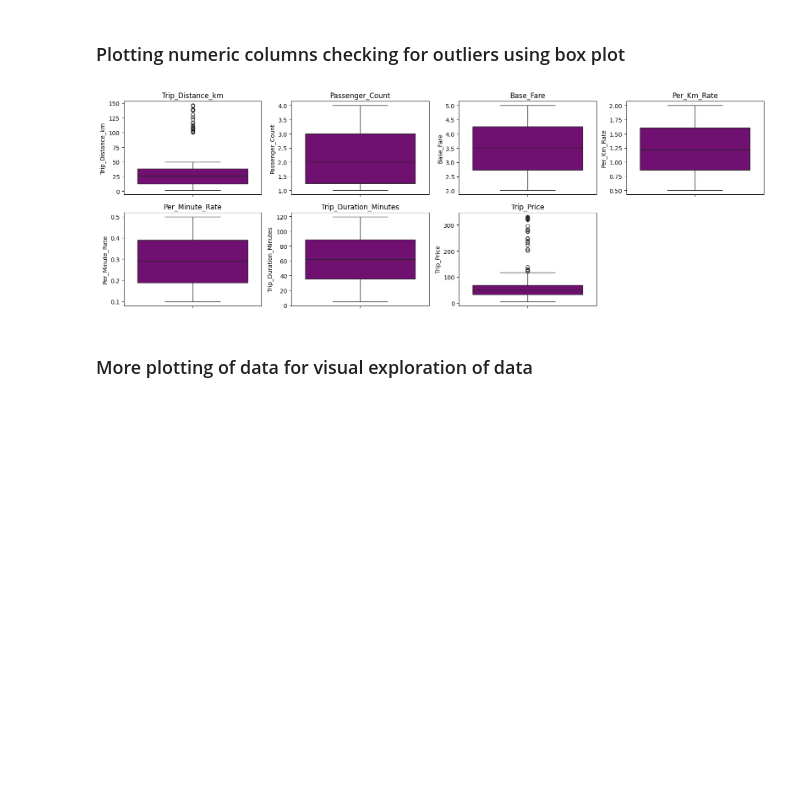
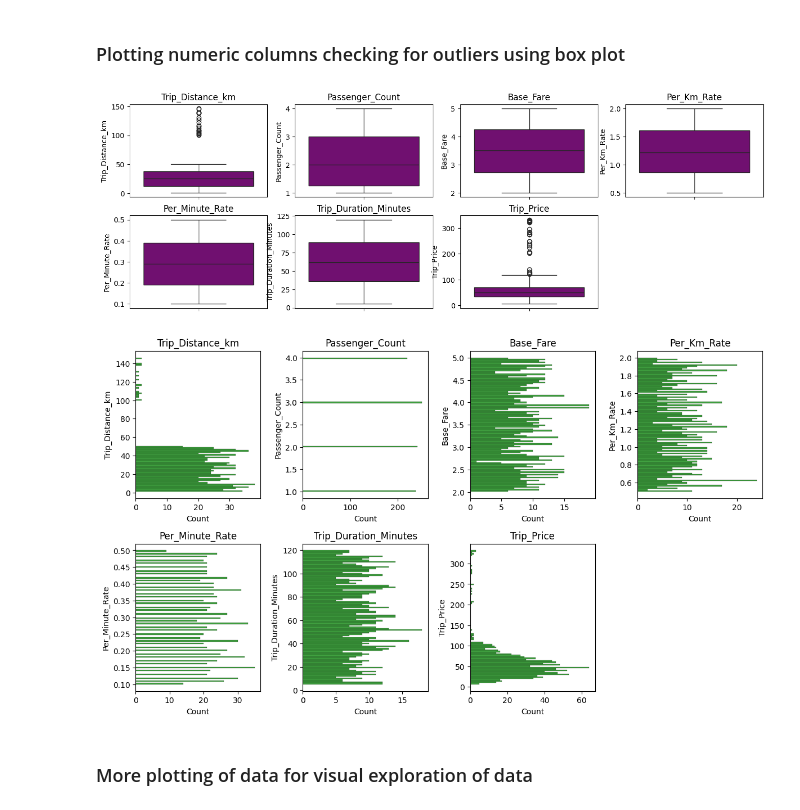
Before and after one commit to StefanLundberg77/taxi-prediction-fullstack-stefan-lundberg-opa24, a Jupyter notebook: explorations/eda.ipynb, the cells around one changed output. Cells and saved outputs as stored; diff of their text form; code cells hidden in the pictures; blank space fills up the shorter version.

Commit message:
histogram eda, streamlit config.toml

```diff
--- a/explorations/eda.ipynb
+++ b/explorations/eda.ipynb
@@ -92,16 +92,27 @@ numeric_columns = df.select_dtypes(include=["int64", "float64"]).columns
 # %% [markdown]
 ### Plotting numeric columns checking for outliers using box plot
 # %%
+
+
 plt.figure(figsize=(16,8))
 
 for i, col in enumerate(numeric_columns, 1):
     plt.subplot(3, 4, i)
     sns.boxplot(y=df[col], color="purple")
     plt.title(f"{col}")
+
+plt.figure(figsize=(12,10))
+for i, col in enumerate(numeric_columns, 1):
+    plt.subplot(3, 4, i)
+
+    sns.histplot(y=df[col], color="green", bins=100)
+    plt.title(f"{col}")
+
 plt.tight_layout()
 plt.show()
 # %% [output]
-[figure, old version]
+[figure, new version]
+[figure, added]
 # %% [markdown]
 ### More plotting of data for visual exploration of data
 # %%
```
Also changed, not shown: 3 other files.
